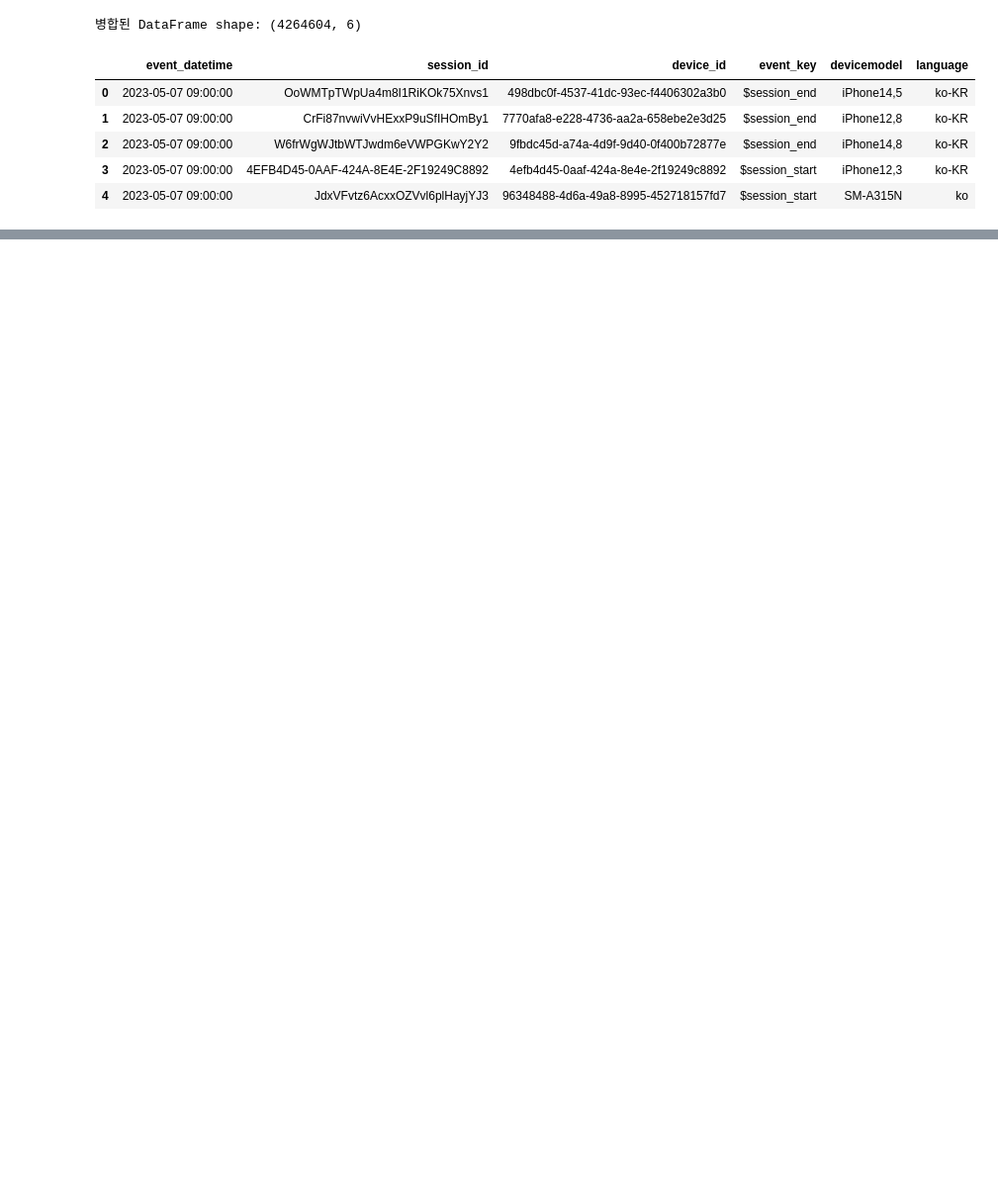
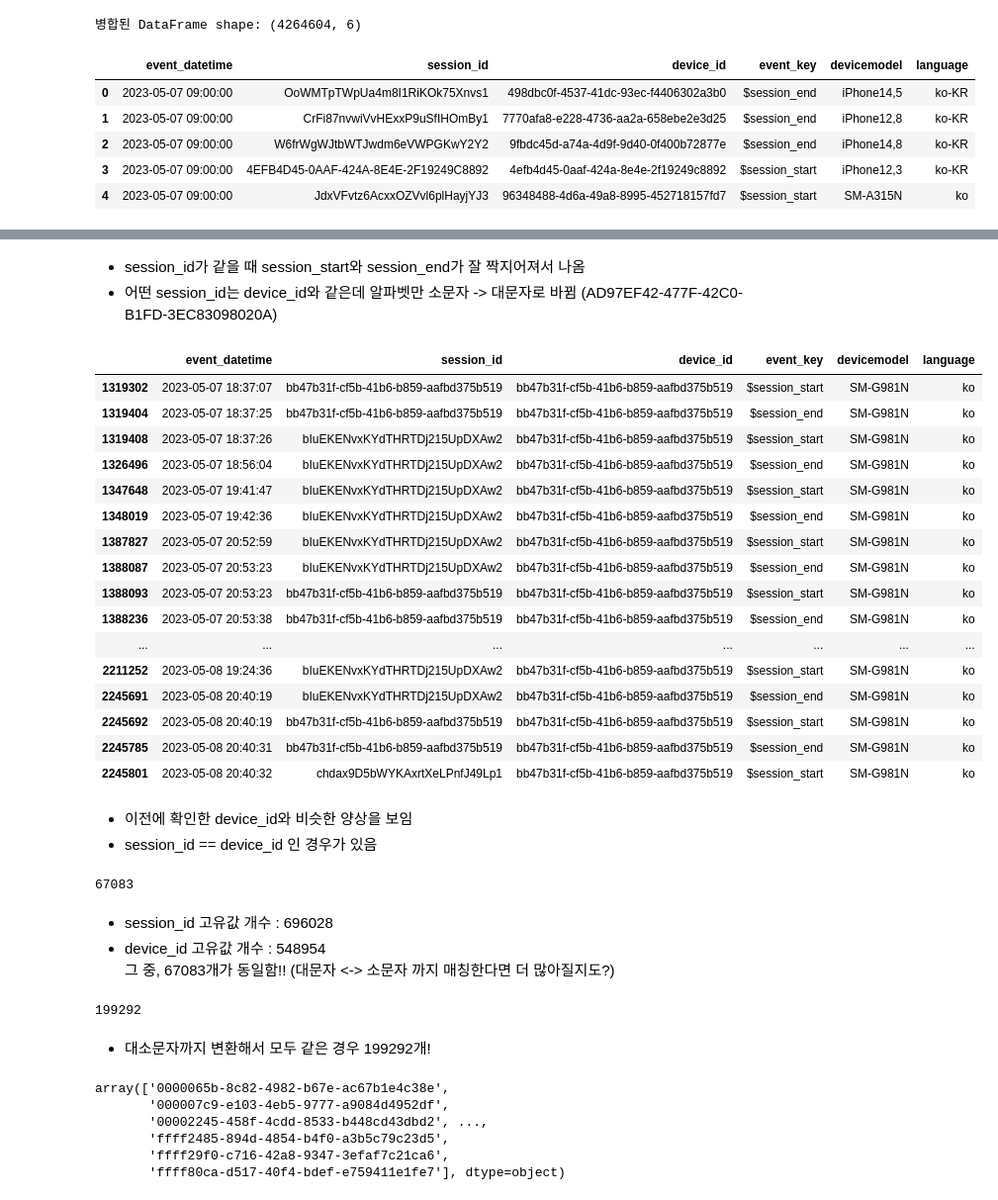
Before and after one commit to seung127/codeit_project, a Jupyter notebook: codeit-project-docker/notebooks/eda_events.ipynb, the cells around one changed output, grey strips where cells are left out. Shown at 99% size. Drawn from its saved outputs; the diff is of its cells as text; code cells hidden in the pictures; blank space fills up the shorter version.

```diff
--- a/codeit-project-docker/notebooks/eda_events.ipynb
+++ b/codeit-project-docker/notebooks/eda_events.ipynb
@@ -181,0 +510,58 @@ merged_0506_0530_df.head()
+# %% [markdown]
+- session_id가 같을 때 session_start와 session_end가 잘 짝지어져서 나옴
+- 어떤 session_id는 device_id와 같은데 알파벳만 소문자 -> 대문자로 바뀜 (AD97EF42-477F-42C0-B1FD-3EC83098020A)
+# %%
+# devide_id 기준 하나 더 확인
+# event_key 가 button인 경우 제외하고 확인
+merged_0430_0530_df[(merged_0430_0530_df['device_id'] == 'bb47b31f-cf5b-41b6-b859-aafbd375b519') & \
+                     (merged_0430_0530_df['event_key'] != 'button')]
+# %% [output]
+|  | event_datetime | session_id | device_id | event_key | devicemodel | language |
+| 1319302 | 2023-05-07 18:37:07 | bb47b31f-cf5b-41b6-b859-aafbd375b519 | bb47b31f-cf5b-41b6-b859-aafbd375b519 | $session_start | SM-G981N | ko |
+| 1319404 | 2023-05-07 18:37:25 | bb47b31f-cf5b-41b6-b859-aafbd375b519 | bb47b31f-cf5b-41b6-b859-aafbd375b519 | $session_end | SM-G981N | ko |
+| 1319408 | 2023-05-07 18:37:26 | bIuEKENvxKYdTHRTDj215UpDXAw2 | bb47b31f-cf5b-41b6-b859-aafbd375b519 | $session_start | SM-G981N | ko |
+| 1326496 | 2023-05-07 18:56:04 | bIuEKENvxKYdTHRTDj215UpDXAw2 | bb47b31f-cf5b-41b6-b859-aafbd375b519 | $session_end | SM-G981N | ko |
+| 1347648 | 2023-05-07 19:41:47 | bIuEKENvxKYdTHRTDj215UpDXAw2 | bb47b31f-cf5b-41b6-b859-aafbd375b519 | $session_start | SM-G981N | ko |
+| 1348019 | 2023-05-07 19:42:36 | bIuEKENvxKYdTHRTDj215UpDXAw2 | bb47b31f-cf5b-41b6-b859-aafbd375b519 | $session_end | SM-G981N | ko |
+| 1387827 | 2023-05-07 20:52:59 | bIuEKENvxKYdTHRTDj215UpDXAw2 | bb47b31f-cf5b-41b6-b859-aafbd375b519 | $session_start | SM-G981N | ko |
+| 1388087 | 2023-05-07 20:53:23 | bIuEKENvxKYdTHRTDj215UpDXAw2 | bb47b31f-cf5b-41b6-b859-aafbd375b519 | $session_end | SM-G981N | ko |
+| 1388093 | 2023-05-07 20:53:23 | bb47b31f-cf5b-41b6-b859-aafbd375b519 | bb47b31f-cf5b-41b6-b859-aafbd375b519 | $session_start | SM-G981N | ko |
+| 1388236 | 2023-05-07 20:53:38 | bb47b31f-cf5b-41b6-b859-aafbd375b519 | bb47b31f-cf5b-41b6-b859-aafbd375b519 | $session_end | SM-G981N | ko |
+| ... | ... | ... | ... | ... | ... | ... |
+| 2211252 | 2023-05-08 19:24:36 | bIuEKENvxKYdTHRTDj215UpDXAw2 | bb47b31f-cf5b-41b6-b859-aafbd375b519 | $session_start | SM-G981N | ko |
+| 2245691 | 2023-05-08 20:40:19 | bIuEKENvxKYdTHRTDj215UpDXAw2 | bb47b31f-cf5b-41b6-b859-aafbd375b519 | $session_end | SM-G981N | ko |
+| 2245692 | 2023-05-08 20:40:19 | bb47b31f-cf5b-41b6-b859-aafbd375b519 | bb47b31f-cf5b-41b6-b859-aafbd375b519 | $session_start | SM-G981N | ko |
+| 2245785 | 2023-05-08 20:40:31 | bb47b31f-cf5b-41b6-b859-aafbd375b519 | bb47b31f-cf5b-41b6-b859-aafbd375b519 | $session_end | SM-G981N | ko |
+| 2245801 | 2023-05-08 20:40:32 | chdax9D5bWYKAxrtXeLPnfJ49Lp1 | bb47b31f-cf5b-41b6-b859-aafbd375b519 | $session_start | SM-G981N | ko |
+# %% [markdown]
+- 이전에 확인한 device_id와 비슷한 양상을 보임
+- session_id == device_id 인 경우가 있음
+# %%
+# session_id와 device_id 같은 경우 확인
+merged_0430_0530_df[merged_0430_0530_df['session_id'] == merged_0430_0530_df['device_id']]['session_id'].nunique()
+# %% [output]
+67083
+# %% [markdown]
+- session_id 고유값 개수 : 696028
+- device_id 고유값 개수 : 548954
+그 중, 67083개가 동일함!! (대문자 <-> 소문자 까지 매칭한다면 더 많아질지도?)
+# %%
+# 대소문자를 무시하고 비교 (모두 소문자로 변환한 후 비교)
+merged_0430_0530_df[merged_0430_0530_df['session_id'].str.lower() == merged_0430_0530_df['device_id'].str.lower()]['session_id'].str.lower().nunique()
+# %% [output]
+199292
+# %% [markdown]
+- 대소문자까지 변환해서 모두 같은 경우 199292개!
+# %%
+# device_id 별로 session_id 개수 셌을 때, 1개인 경우는 device_id == session_id 인 경우일까?
+group_device_df = merged_0430_0530_df.groupby('device_id')['session_id'].nunique().reset_index(name = 'session_cnt')
+# device_id에 session_id 1개인 경우의 device_id 추출
+device_list = group_device_df[group_device_df['session_cnt'] == 1]['device_id'].unique()
+device_list
+# %% [output]
+array(['0000065b-8c82-4982-b67e-ac67b1e4c38e',
+       '000007c9-e103-4eb5-9777-a9084d4952df',
+       '00002245-458f-4cdd-8533-b448cd43dbd2', ...,
+       'ffff2485-894d-4854-b4f0-a3b5c79c23d5',
+       'ffff29f0-c716-42a8-9347-3efaf7c21ca6',
+       'ffff80ca-d517-40f4-bdef-e759411e1fe7'], dtype=object)
```
Also changed, not shown: parts of 37 cells of this notebook.
